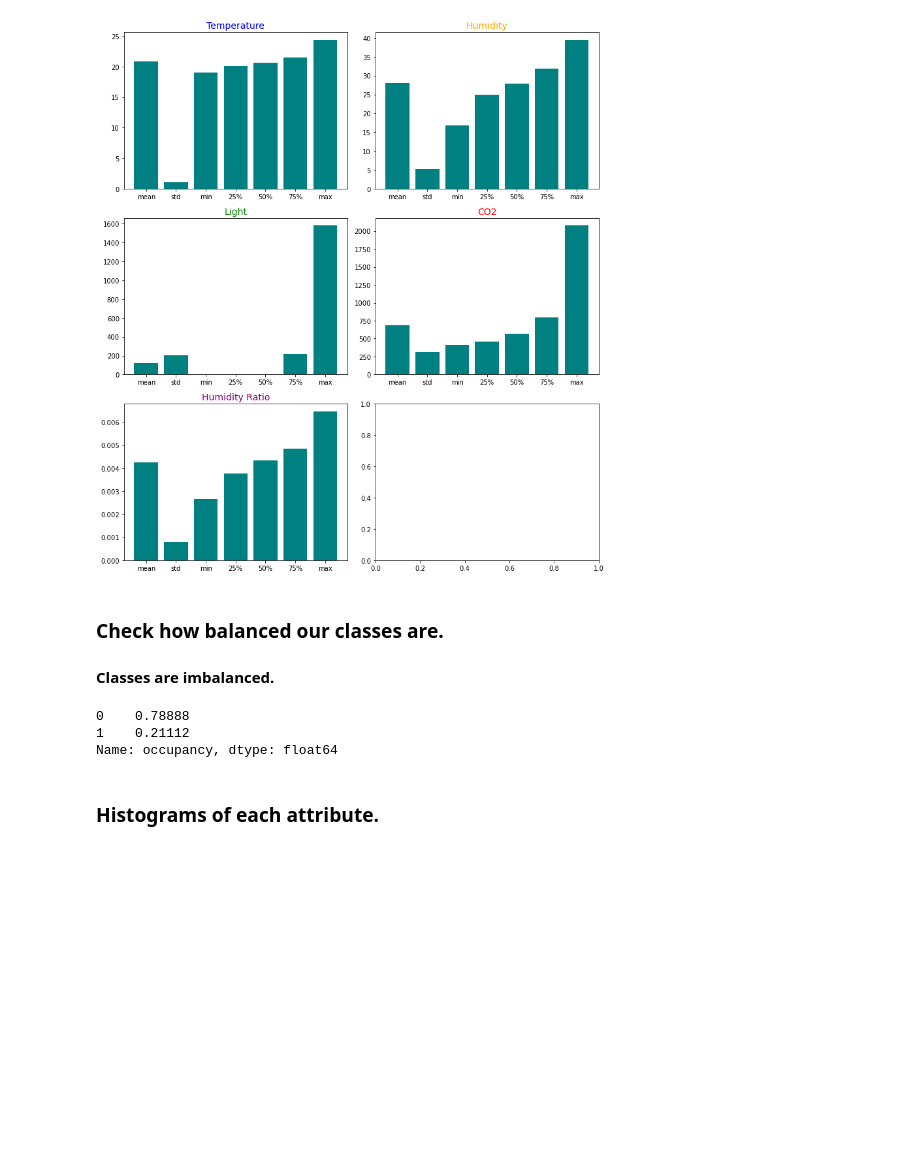
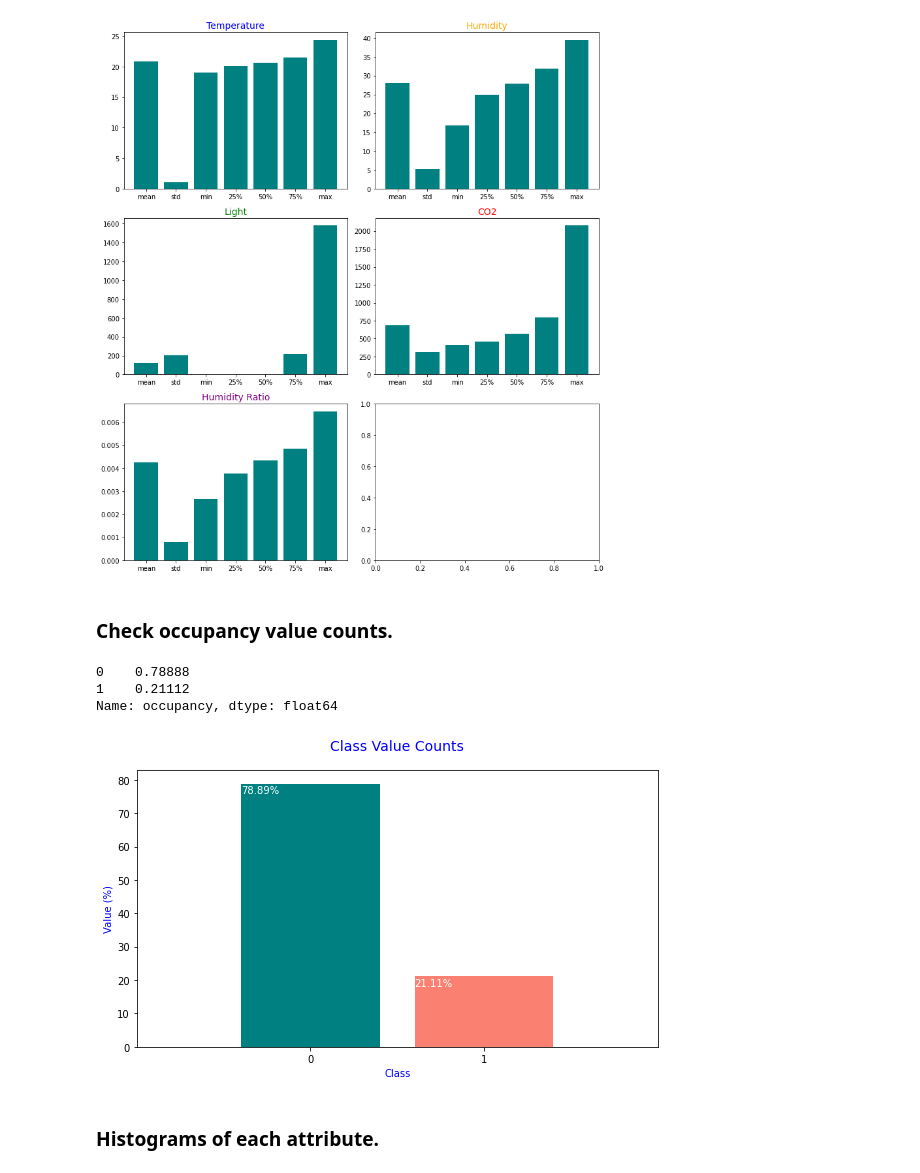
Before and after one commit to CristinaSahoo/Occupancy-Detection, a Jupyter notebook: code/EDA.ipynb, the cells around one changed output. Saved outputs shown, nothing was run; the diff lists cells and outputs as text; code cells hidden in the pictures; blank space fills up the shorter version.

```diff
--- a/code/EDA.ipynb
+++ b/code/EDA.ipynb
@@ -80,15 +80,34 @@ f.savefig('../images/fig1.jpg', dpi=200)
 plt.show()
 # %% [output]
 [figure]
-# %% [markdown]
-### Check how balanced our classes are.
-#### Classes are imbalanced.
+# %% [markdown]
+### Check occupancy value counts.
 # %%
-df['occupancy'].value_counts(normalize=True)
+classes = df['occupancy'].value_counts(normalize=True)
+classes
 # %% [output]
 0    0.78888
 1    0.21112
 Name: occupancy, dtype: float64
+# %%
+x = classes.index
+y = [np.round(val*100, 2) for val in classes.values]
+
+plt.figure(figsize=(8,5))
+bars = plt.bar(x, y, color=['teal', 'salmon'])
+plt.title('Class Value Counts', fontsize=14, color='blue', pad=20)
+plt.xlabel('Class', color='blue')
+plt.xticks(rotation=0, ticks=[0, 1])
+plt.xlim(-1, 2)
+plt.ylabel('Value (%)', color='blue')
+for bar in bars:
+    yval = bar.get_height()
+    plt.text(bar.get_x(), yval-3, str(yval)+'%', color='white')
+plt.tight_layout()
+plt.savefig('../images/fig2.jpg', dpi=200)
+plt.show()
+# %% [output]
+[figure, added]
 # %% [markdown]
 ### Histograms of each attribute.
 # %%
```
Also changed, not shown: parts of 35 cells of this notebook, 34 other files.
